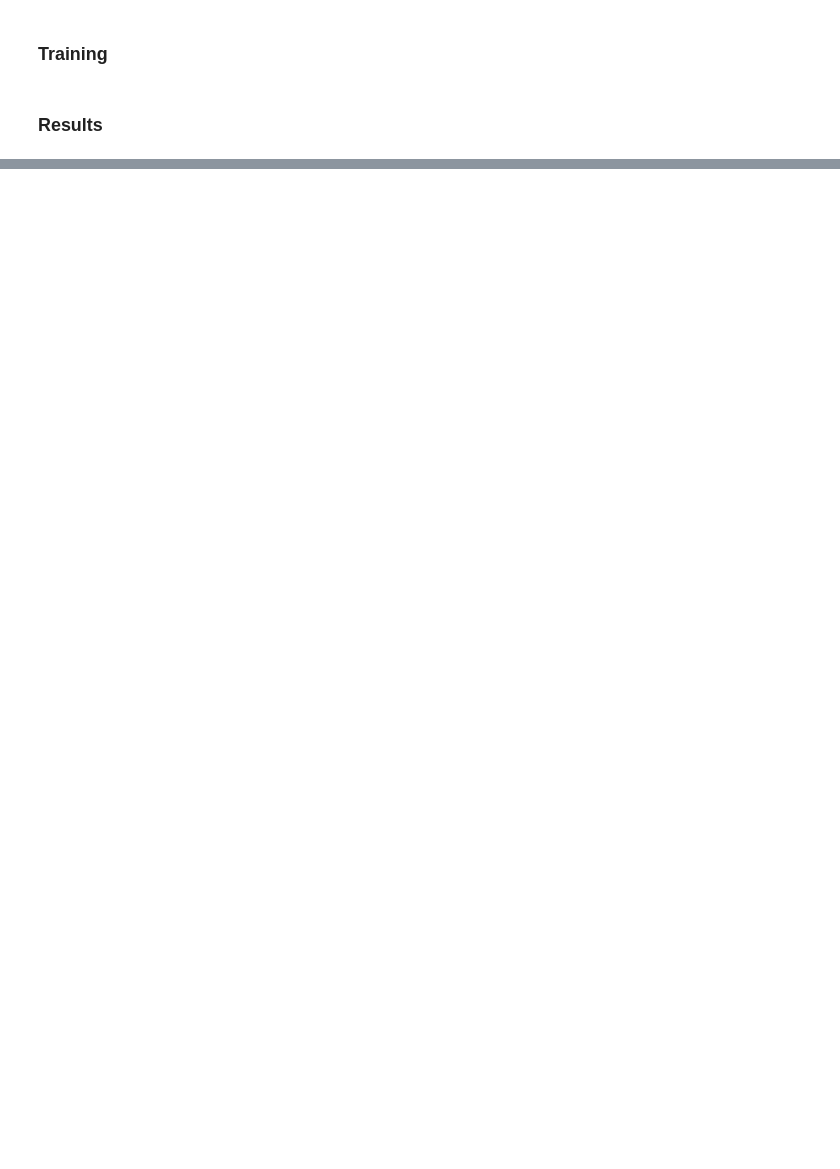
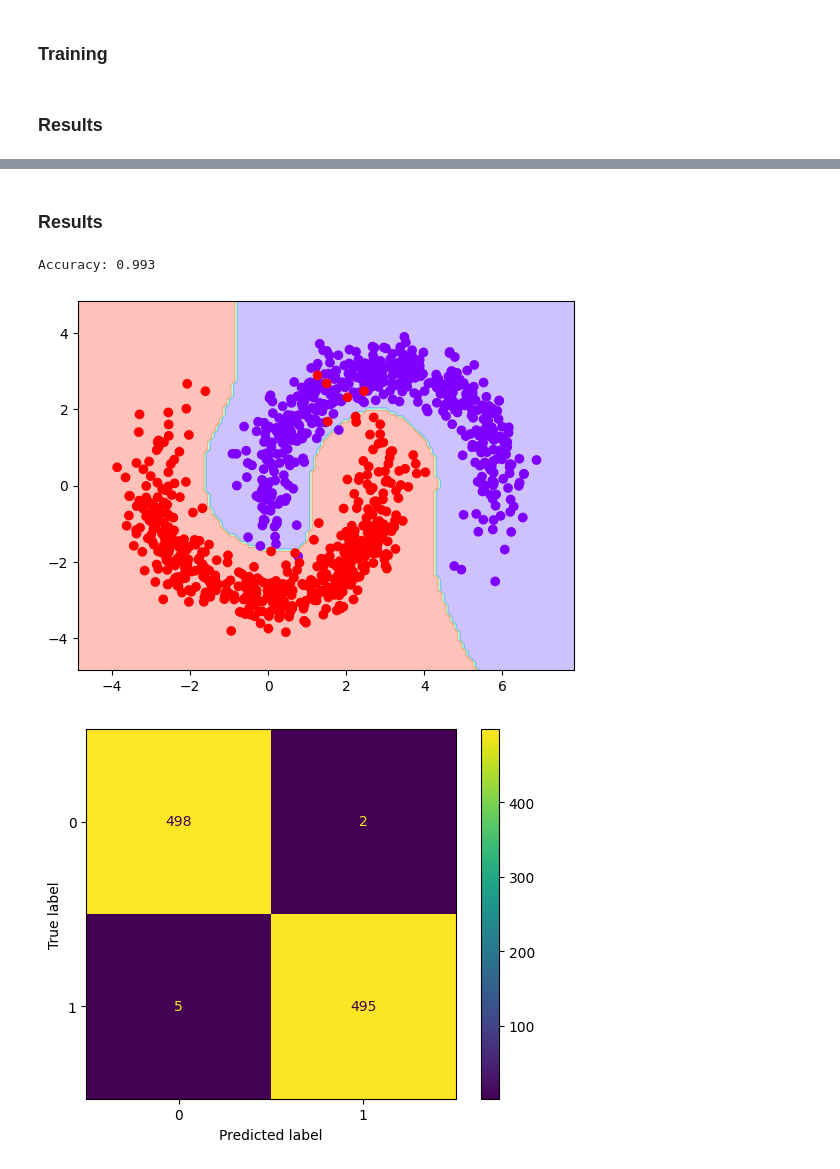
Before and after one commit to AJWestley/Neural-Network-By-Hand, a Jupyter notebook: performance.ipynb, the cells around one changed output, grey strips where cells are left out. Drawn from its saved outputs; the diff is of its cells as text; code cells hidden in the pictures; blank space fills up the shorter version.

```diff
--- a/performance.ipynb
+++ b/performance.ipynb
@@ -176,0 +203,20 @@ Accuracy: 1.0
+# %%
+ann = NeuralNet((10, 10, 10, 10), 'tanh', learning_rate=1e-4)
+
+ann.train(X, T, num_epochs=2000)
+
+predictions = ann.predict(X)
+# %% [markdown]
+### Results
+# %%
+print('Accuracy:', classification_rate(Y, predictions))
+
+draw_decision_boundaries(X, Y, ann)
+
+draw_confusion_matrix(Y, predictions)
+
+plot(X, predictions)
+# %% [output]
+Accuracy: 0.993
+[figure, added]
+[figure, added]
```
Also changed, not shown: parts of 13 cells of this notebook.
